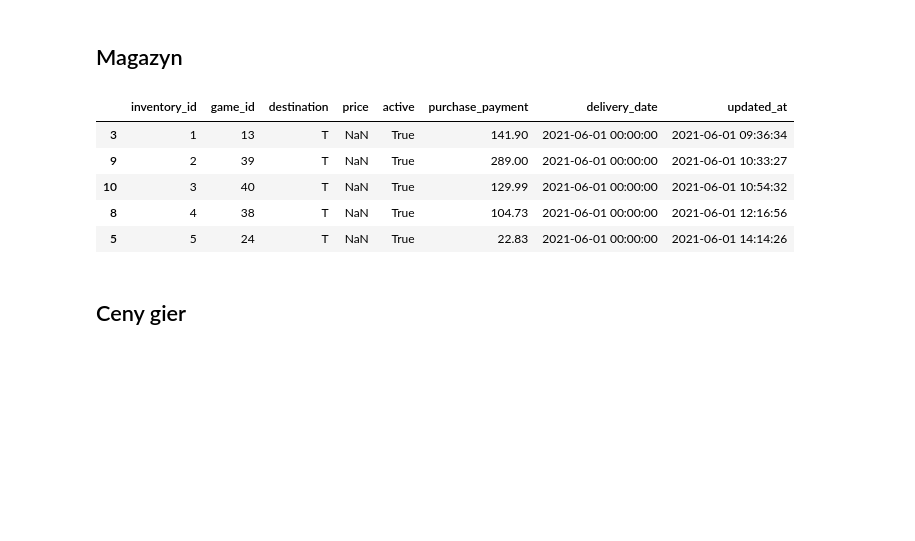
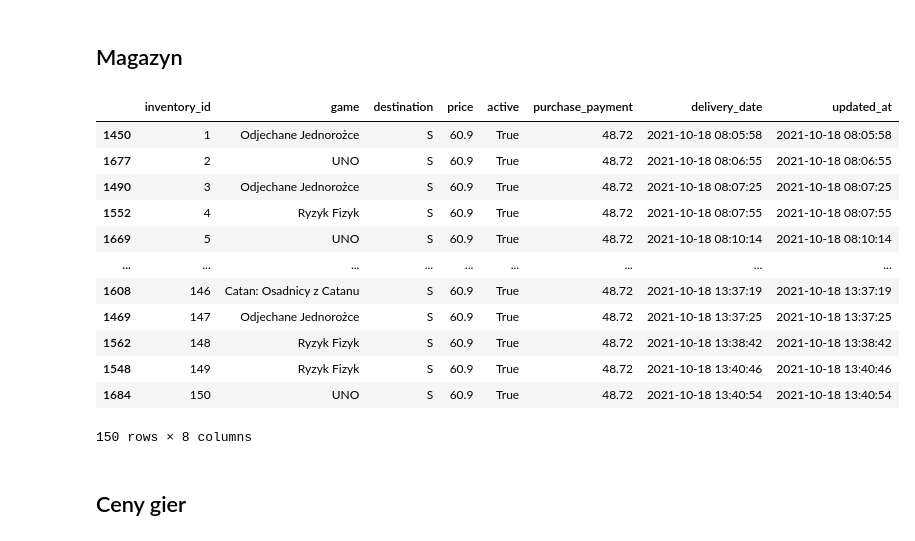
Before and after one commit to o-Mateo-o/geeks-and-dragons-db, a Jupyter notebook: notebooks/attempts/gen.ipynb, the cells around one changed output. Drawn from its saved outputs; the diff is of its cells as text; code cells hidden in the pictures; blank space fills up the shorter version.

Commit message:
inventory poprawione

```diff
--- a/notebooks/attempts/gen.ipynb
+++ b/notebooks/attempts/gen.ipynb
@@ -587,9 +587,9 @@ maintenance_expenses2.head()
 ## Turnieje
 # %%
 def game_tournament_generator():
-    games = prompt_games.loc[prompt_games['Turniej'] == 'TAK', ['game_id', 'Nazwa', 'rodzaj', 'kategoria']]
+    games = prompt_games.loc[prompt_games['Turniej'] == 'TAK', ['Nazwa', 'rodzaj', 'kategoria']]
     tournament_games = pd.merge(games, prompt_tournaments, left_on=['rodzaj', 'kategoria'], right_on=['Rodzaj', 'Kategoria'], suffixes=['_gry', '_turnieju'])
-    tournament_games = tournament_games[['game_id', 'Nazwa_turnieju']]
+    tournament_games = tournament_games[['Nazwa_gry', 'Nazwa_turnieju']]
     return tournament_games
 
 
@@ -614,7 +614,7 @@ def tournaments_df_generator():
     matches = map(lambda x: count_matches(x), tree_levels_number)
     df = pd.DataFrame({
         'name': tournament['Nazwa_turnieju'],
-        'game_id': tournament['game_id'],
+        'game': tournament['Nazwa_gry'],
         'start_time': dates + datetime.timedelta(hours=15),
         'matches': matches,
         'tree_levels': tree_levels_number,
@@ -626,7 +626,7 @@ def tournaments_df_generator():
     })
     df.sort_values(by=['updated_at'], inplace=True)
     df['tournament_id'] = id_generator(n)
-    df = df.reindex(['tournament_id', 'name', 'game_id', 'start_time', 'matches', 'tree_levels', 'fee', 'sign_up_deadline', 'staff_id', 'expenses', 'updated_at'], axis=1)
+    df = df.reindex(['tournament_id', 'name', 'game', 'start_time', 'matches', 'tree_levels', 'fee', 'sign_up_deadline', 'staff_id', 'expenses', 'updated_at'], axis=1)
     return df
 # %%
 tournaments = tournaments_df_generator()
@@ -704,16 +704,16 @@ def sell():
     index = [x for x, y in zip(range(1,len(M)+1), ilość2) for _ in range(y)]
     indexy = [x for x, y in zip(index, ilość2) for _ in range(y)]
     daty_dost = [x for x, y in zip(daty, ilość2) for _ in range(y)]
-    g_id = [x for x, y in zip(prompt_games['game_id'], ilość) for _ in range(y)]
-    upd = [datetime.datetime.strptime(i, '%Y-%m-%d').replace(hour=random.randint(8, 19), minute=random.randint(0, 23), second=random.randint(0, 23)) for i in daty_dost]
+    game = [x for x, y in zip(prompt_games['Nazwa'], ilość) for _ in range(y)]
+    upd = [datetime.datetime.strptime(i, '%Y-%m-%d').replace(hour=random.randint(8, 19), minute=random.randint(0, 59), second=random.randint(0, 59)) for i in daty_dost]
     ceny = [x for x, y in zip(prompt_games['Kupno'], ilość2) for _ in range(y)]
     df = pd.DataFrame({
-        'game_id': g_id,
+        'game': game,
         'destination': ['S' for _ in range(len(indexy))],
         'price': ceny,
         'active': ['True' for i in range(len(upd))],
         'purchase_payment': [0.8*cena for cena in ceny],
-        'delivery_date': daty_dost,
+        'delivery_date': upd,
         'updated_at': upd
     })
     return df
@@ -723,32 +723,32 @@ def rental():
     N = 70
     games_r = [random.choice(prompt_games['Nazwa']) for i in range(N)]
     daty = ['2023-06-01' for _ in range(N)]
-    daty_upd = [datetime.datetime.strptime(i, '%Y-%m-%d').replace(hour=random.randint(8, 19), minute=random.randint(0, 23), second=random.randint(0, 23)) for i in daty]
+    daty_upd = [datetime.datetime.strptime(i, '%Y-%m-%d').replace(hour=random.randint(8, 19), minute=random.randint(0, 59), second=random.randint(0, 59)) for i in daty]
     df = pd.DataFrame({
-        'game_id': [get_value_from_another_column(prompt_games,'Nazwa',i,'game_id') for i in games_r],
+        'game': games_r,
         'destination': ['R' for _ in range(N)],
         'price': [round(0.1*get_value_from_another_column(prompt_games,'Nazwa',gra,'Kupno'),2) for gra in games_r],
         'active': ['True' for i in range(N)],
         'purchase_payment': [round(0.8*get_value_from_another_column(prompt_games,'Nazwa',gra,'Kupno'),2) for gra in games_r],
-        'delivery_date': daty,
+        'delivery_date': daty_upd,
         'updated_at': daty_upd
     })
     return df
 
 
 def games_for_tournament(tournaments_df):
-    games_amount = tournaments_df[['game_id', 'tree_levels']].groupby('game_id').max().apply(lambda x: 2**x)
-    games = pd.merge(games_amount, prompt_games, left_on=['game_id'], right_on=['game_id'])[['tree_levels', 'game_id', 'Kupno']]
+    games_amount = tournaments_df[['game', 'tree_levels']].groupby('game').max().apply(lambda x: 2**x)
+    games = pd.merge(games_amount, prompt_games, left_on=['game'], right_on=['Nazwa'])[['tree_levels', 'Nazwa', 'Kupno']]
     n = games.shape[0]
-    dates = [shop_open_date for i in range(n)]
-    updated = map(lambda x: x + datetime.timedelta(hours=random.randint(8,19), minutes=random.randint(0,59), seconds=random.randint(0,59)), dates)
+    dates = ['2023-06-01' for _ in range(n)]
+    updated = [datetime.datetime.strptime(i, '%Y-%m-%d').replace(hour=random.randint(8, 19), minute=random.randint(0, 59), second=random.randint(0, 59)) for i in dates]
     df = pd.DataFrame({
-        'game_id': games['game_id'],
+        'game': games['Nazwa'],
         'destination': ['T' for _ in range(n)],
         'price': [np.nan for i in range(n)],
         'active': ['True' for i in range(n)],
         'purchase_payment': games['Kupno'],
-        'delivery_date': dates,
+        'delivery_date': updated,
         'updated_at': updated
     })
     return df
@@ -761,18 +761,25 @@ def inventory_df_generator(tournaments_df):
     df = pd.concat([sell_df, rental_df, tournament_df])
     df.sort_values(by=['updated_at'], inplace=True)
     df['inventory_id'] = id_generator(df.shape[0])
-    df = df.reindex(['inventory_id', 'game_id', 'destination', 'price', 'active', 'purchase_payment', 'delivery_date', 'updated_at'], axis=1)
+    df = df.reindex(['inventory_id', 'game', 'destination', 'price', 'active', 'purchase_payment', 'delivery_date', 'updated_at'], axis=1)
     return df
 # %%
 inventory = inventory_df_generator(tournaments)
-inventory.head()
+inventory.head(150)
 # %% [output]
-|  | inventory_id | game_id | destination | price | active | purchase_payment | delivery_date | updated_at |
-| 3 | 1 | 13 | T | NaN | True | 141.90 | 2021-06-01 00:00:00 | 2021-06-01 09:36:34 |
-| 9 | 2 | 39 | T | NaN | True | 289.00 | 2021-06-01 00:00:00 | 2021-06-01 10:33:27 |
-| 10 | 3 | 40 | T | NaN | True | 129.99 | 2021-06-01 00:00:00 | 2021-06-01 10:54:32 |
-| 8 | 4 | 38 | T | NaN | True | 104.73 | 2021-06-01 00:00:00 | 2021-06-01 12:16:56 |
-| 5 | 5 | 24 | T | NaN | True | 22.83 | 2021-06-01 00:00:00 | 2021-06-01 14:14:26 |
+|  | inventory_id | game | destination | price | active | purchase_payment | delivery_date | updated_at |
+| 1450 | 1 | Odjechane Jednorożce | S | 60.9 | True | 48.72 | 2021-10-18 08:05:58 | 2021-10-18 08:05:58 |
+| 1677 | 2 | UNO | S | 60.9 | True | 48.72 | 2021-10-18 08:06:55 | 2021-10-18 08:06:55 |
+| 1490 | 3 | Odjechane Jednorożce | S | 60.9 | True | 48.72 | 2021-10-18 08:07:25 | 2021-10-18 08:07:25 |
+| 1552 | 4 | Ryzyk Fizyk | S | 60.9 | True | 48.72 | 2021-10-18 08:07:55 | 2021-10-18 08:07:55 |
+| 1669 | 5 | UNO | S | 60.9 | True | 48.72 | 2021-10-18 08:10:14 | 2021-10-18 08:10:14 |
+| ... | ... | ... | ... | ... | ... | ... | ... | ... |
+| 1608 | 146 | Catan: Osadnicy z Catanu | S | 60.9 | True | 48.72 | 2021-10-18 13:37:19 | 2021-10-18 13:37:19 |
+| 1469 | 147 | Odjechane Jednorożce | S | 60.9 | True | 48.72 | 2021-10-18 13:37:25 | 2021-10-18 13:37:25 |
+| 1562 | 148 | Ryzyk Fizyk | S | 60.9 | True | 48.72 | 2021-10-18 13:38:42 | 2021-10-18 13:38:42 |
+| 1548 | 149 | Ryzyk Fizyk | S | 60.9 | True | 48.72 | 2021-10-18 13:40:46 | 2021-10-18 13:40:46 |
+| 1684 | 150 | UNO | S | 60.9 | True | 48.72 | 2021-10-18 13:40:54 | 2021-10-18 13:40:54 |
+150 rows × 8 columns
 # %% [markdown]
 ## Ceny gier
 # %% [markdown]
```
Also changed, not shown: parts of 15 cells of this notebook.
